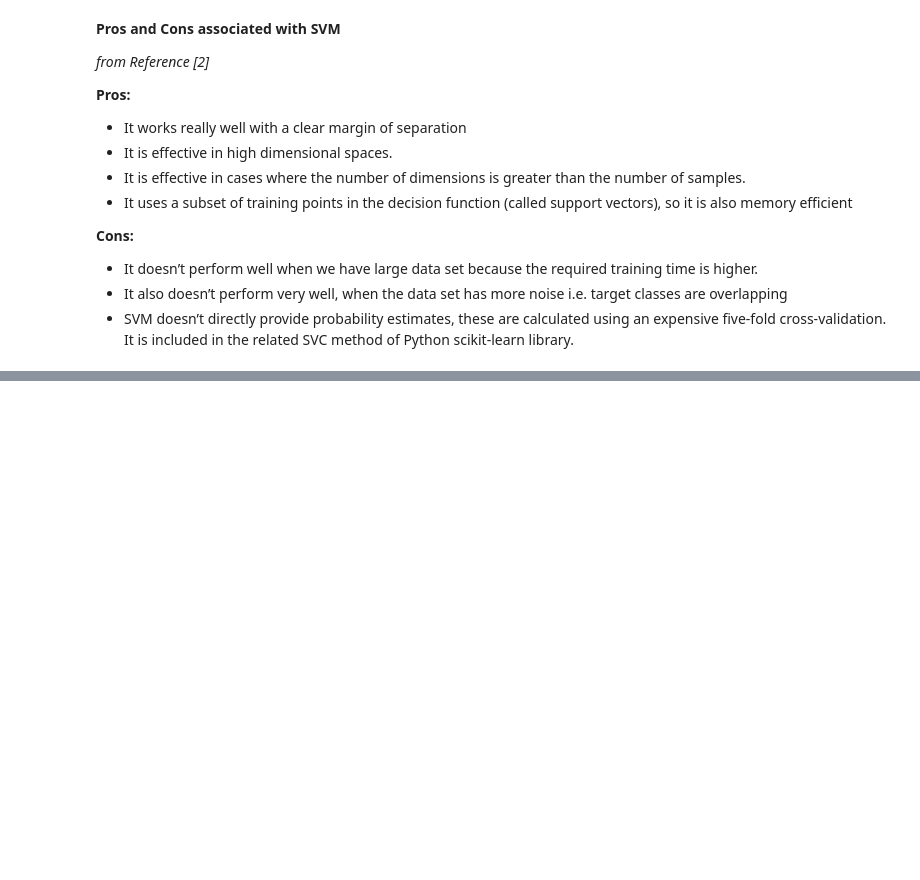
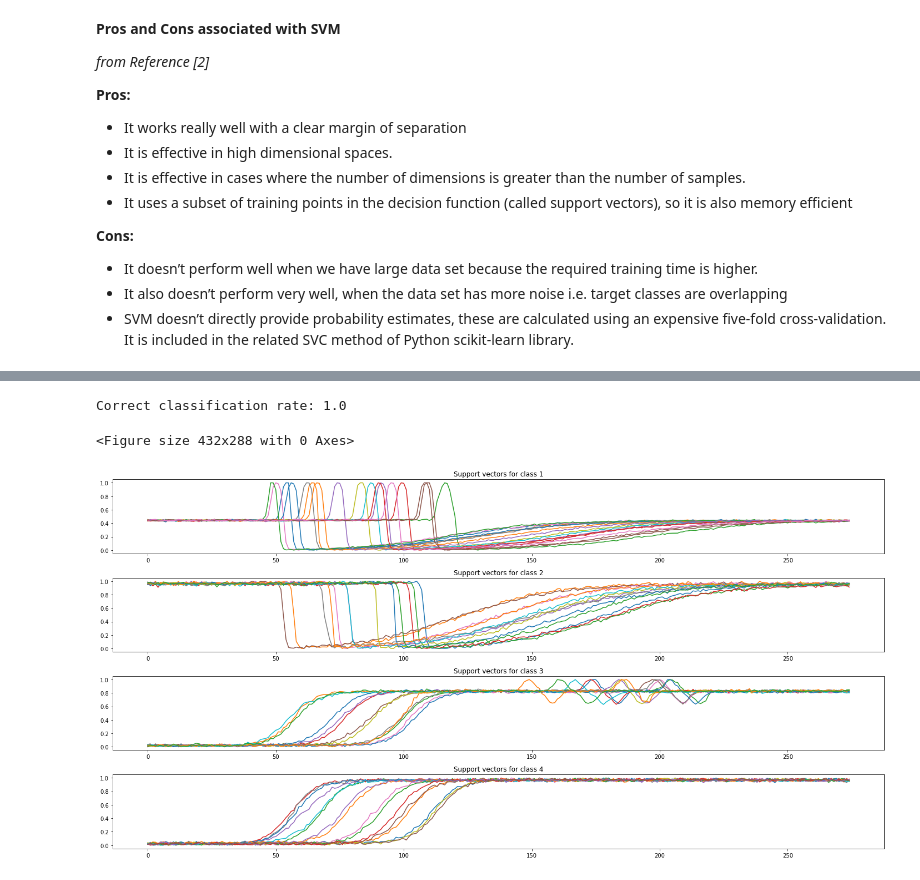
Before and after one commit to iotanalytics/SensorAITutorial, a Jupyter notebook: code/clustering_and_classification/SVM.ipynb, the cells around one changed output, grey strips where cells are left out. Cells and saved outputs as stored; diff of their text form; code cells hidden in the pictures; blank space fills up the shorter version.

```diff
--- a/code/clustering_and_classification/SVM.ipynb
+++ b/code/clustering_and_classification/SVM.ipynb
@@ -137,0 +206,22 @@ Correct classification rate: 1.0
+# %%
+clf = TimeSeriesSVC(kernel="rbf", gamma=.1)
+clf.fit(X_train, y_train)
+print("Correct classification rate:", clf.score(X_test, y_test))
+
+n_classes = len(set(y_train))
+
+plt.figure()
+plt.figure(figsize=(20, 10))
+support_vectors = clf.support_vectors_
+for i, cl in enumerate(set(y_train)):
+    plt.subplot(n_classes, 1, i + 1)
+    plt.title("Support vectors for class %d" % cl)
+    for ts in support_vectors[i]:
+        plt.plot(ts.ravel())
+
+plt.tight_layout()
+plt.show()
+# %% [output]
+Correct classification rate: 1.0
+<Figure size 432x288 with 0 Axes>
+[figure, added]
```
Also changed, not shown: parts of 8 cells of this notebook.
